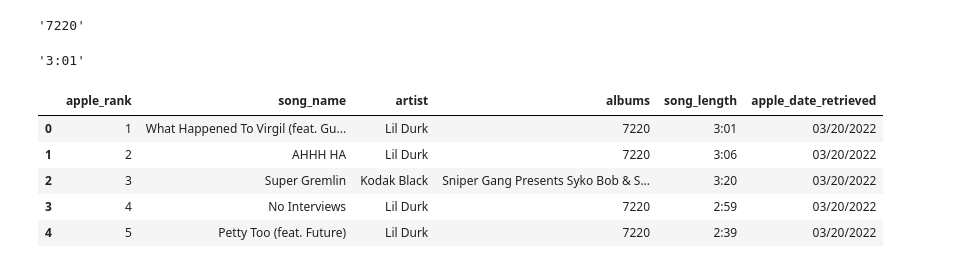
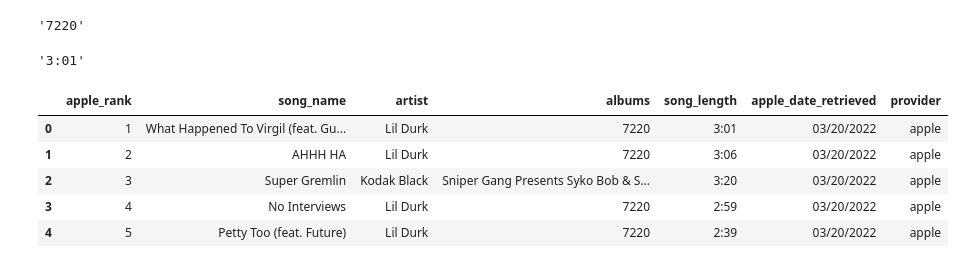
Before and after one commit to alvessab/project2_top_charts, a Jupyter notebook: Apple Music Scrape final extract.ipynb, the cells around one changed output. Cells and saved outputs as stored; diff of their text form; code cells hidden in the pictures.

```diff
--- a/Apple Music Scrape final extract.ipynb
+++ b/Apple Music Scrape final extract.ipynb
@@ -134,20 +134,21 @@ for song in songs:
 # %%
 apple= pd.DataFrame()
 
 apple["apple_rank"]= rank_list
 apple["song_name"]= song_names
 apple["artist"]= artists
 apple["albums"]= albums
 apple["song_length"]= song_lengths
 apple["apple_date_retrieved"] = "03/20/2022"
+apple["provider"] = "apple"
 apple.head()
 # %% [output]
-|  | apple_rank | song_name | artist | albums | song_length | apple_date_retrieved |
-| 0 | 1 | What Happened To Virgil (feat. Gu... | Lil Durk | 7220 | 3:01 | 03/20/2022 |
-| 1 | 2 | AHHH HA | Lil Durk | 7220 | 3:06 | 03/20/2022 |
-| 2 | 3 | Super Gremlin | Kodak Black | Sniper Gang Presents Syko Bob & S... | 3:20 | 03/20/2022 |
-| 3 | 4 | No Interviews | Lil Durk | 7220 | 2:59 | 03/20/2022 |
-| 4 | 5 | Petty Too (feat. Future) | Lil Durk | 7220 | 2:39 | 03/20/2022 |
+|  | apple_rank | song_name | artist | albums | song_length | apple_date_retrieved | provider |
+| 0 | 1 | What Happened To Virgil (feat. Gu... | Lil Durk | 7220 | 3:01 | 03/20/2022 | apple |
+| 1 | 2 | AHHH HA | Lil Durk | 7220 | 3:06 | 03/20/2022 | apple |
+| 2 | 3 | Super Gremlin | Kodak Black | Sniper Gang Presents Syko Bob & S... | 3:20 | 03/20/2022 | apple |
+| 3 | 4 | No Interviews | Lil Durk | 7220 | 2:59 | 03/20/2022 | apple |
+| 4 | 5 | Petty Too (feat. Future) | Lil Durk | 7220 | 2:39 | 03/20/2022 | apple |
 # %%
 #create csv
 apple.to_csv("apple_data.csv")
```
Also changed, not shown: 12 other files.
